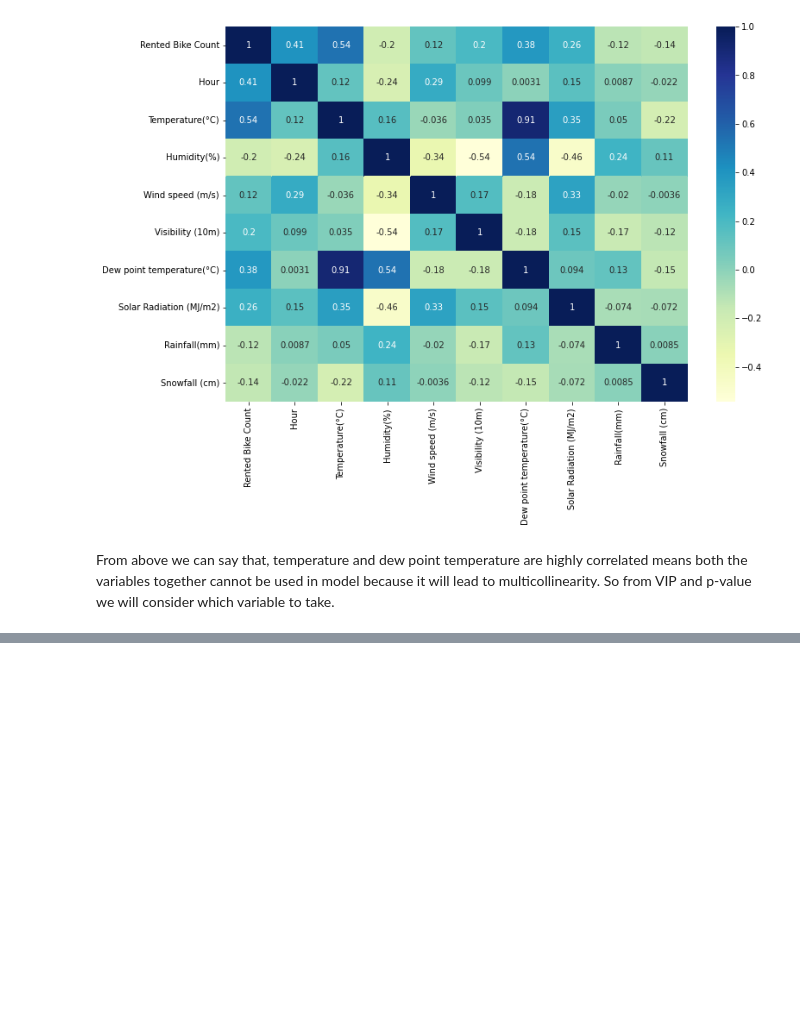
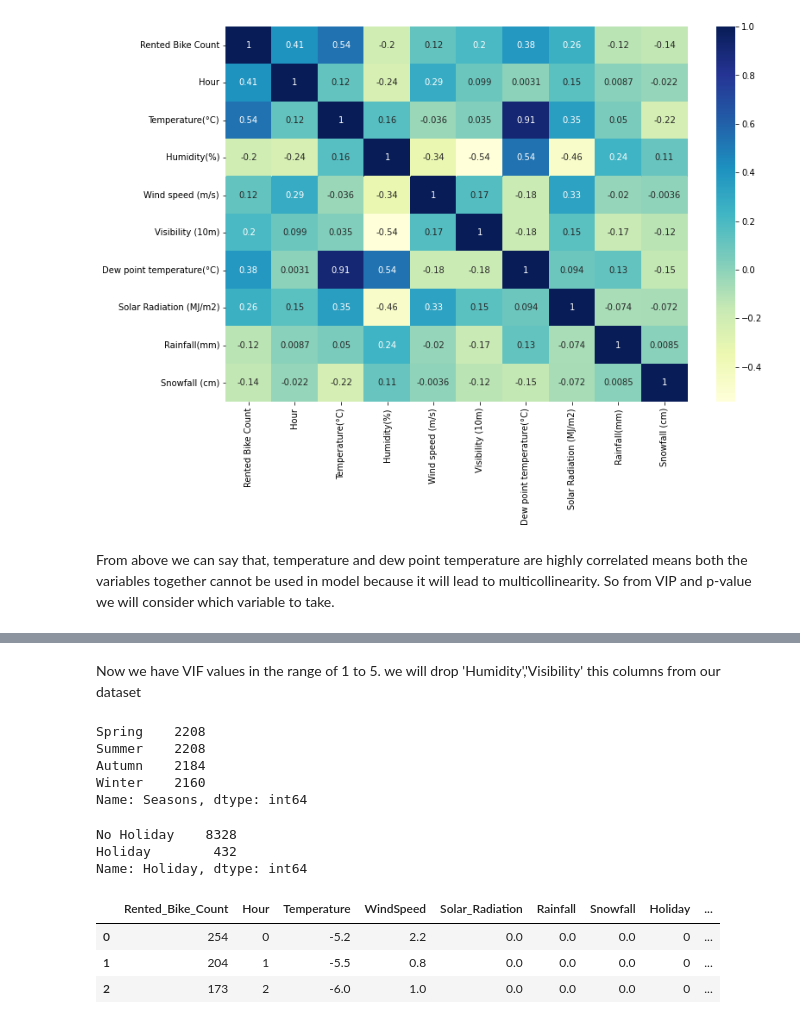
Before and after one commit to Anupa-123/Bike-sharing-demand-prediction, a Jupyter notebook: Bike_Sharing_Demand_Prediction_Capstone_Project.ipynb, the cells around one changed output, grey strips where cells are left out. Drawn from its saved outputs; the diff is of its cells as text; code cells hidden in the pictures; blank space fills up the shorter version.

```diff
--- a/Bike_Sharing_Demand_Prediction_Capstone_Project.ipynb
+++ b/Bike_Sharing_Demand_Prediction_Capstone_Project.ipynb
@@ -569,0 +652,38 @@ From above we can say that, temperature and dew point temperature are highly cor
+# %% [markdown]
+Now we have VIF values in the range of 1 to 5. we will drop 'Humidity','Visibility' this columns from our dataset
+# %%
+# As per above vif calculation dropping humidity and visibility columns.
+df.drop(['Humidity','Visibility'],inplace=True,axis=1)
+# %%
+# checking categoiries in season column.
+df['Seasons'].value_counts()
+# %% [output]
+Spring    2208
+Summer    2208
+Autumn    2184
+Winter    2160
+Name: Seasons, dtype: int64
+# %%
+# Createing dummy variables
+df=pd.get_dummies(df,columns=['Seasons'],prefix='Seasons',drop_first=True)
+# %%
+# checking categoiries in holiday columns.
+df['Holiday'].value_counts()
+# %% [output]
+No Holiday    8328
+Holiday        432
+Name: Holiday, dtype: int64
+# %%
+# Labeling for holiday=1 and no holiday=0
+df['Holiday']=df['Holiday'].map({'No Holiday':0, 'Holiday':1})
+# %%
+# # Labeling for Yes=1 and no No=0
+df['Functioning_Day']=df['Functioning_Day'].map({'Yes':1, 'No':0})
+# %%
+# checking dummy and labled columns
+df.head(3)
+# %% [output]
+|  | Rented_Bike_Count | Hour | Temperature | WindSpeed | Solar_Radiation | Rainfall | Snowfall | Holiday | ... |
+| 0 | 254 | 0 | -5.2 | 2.2 | 0.0 | 0.0 | 0.0 | 0 | ... |
+| 1 | 204 | 1 | -5.5 | 0.8 | 0.0 | 0.0 | 0.0 | 0 | ... |
+| 2 | 173 | 2 | -6.0 | 1.0 | 0.0 | 0.0 | 0.0 | 0 | ... |
```
Also changed, not shown: parts of 13 cells of this notebook.
